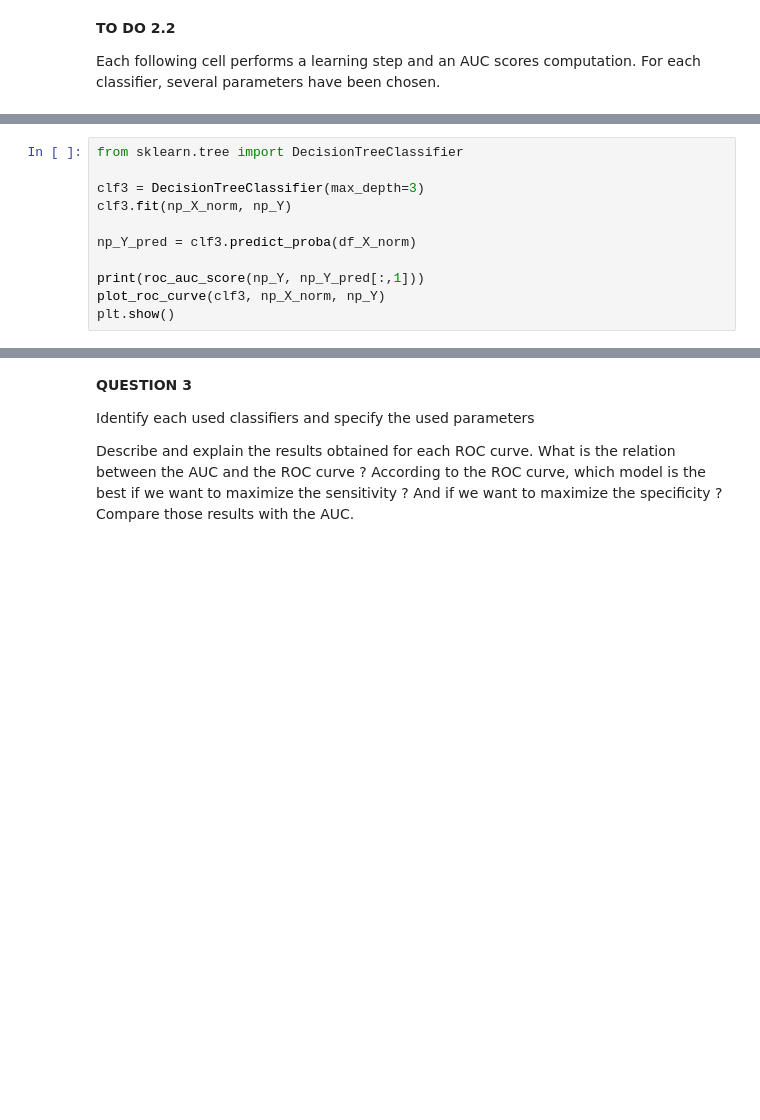
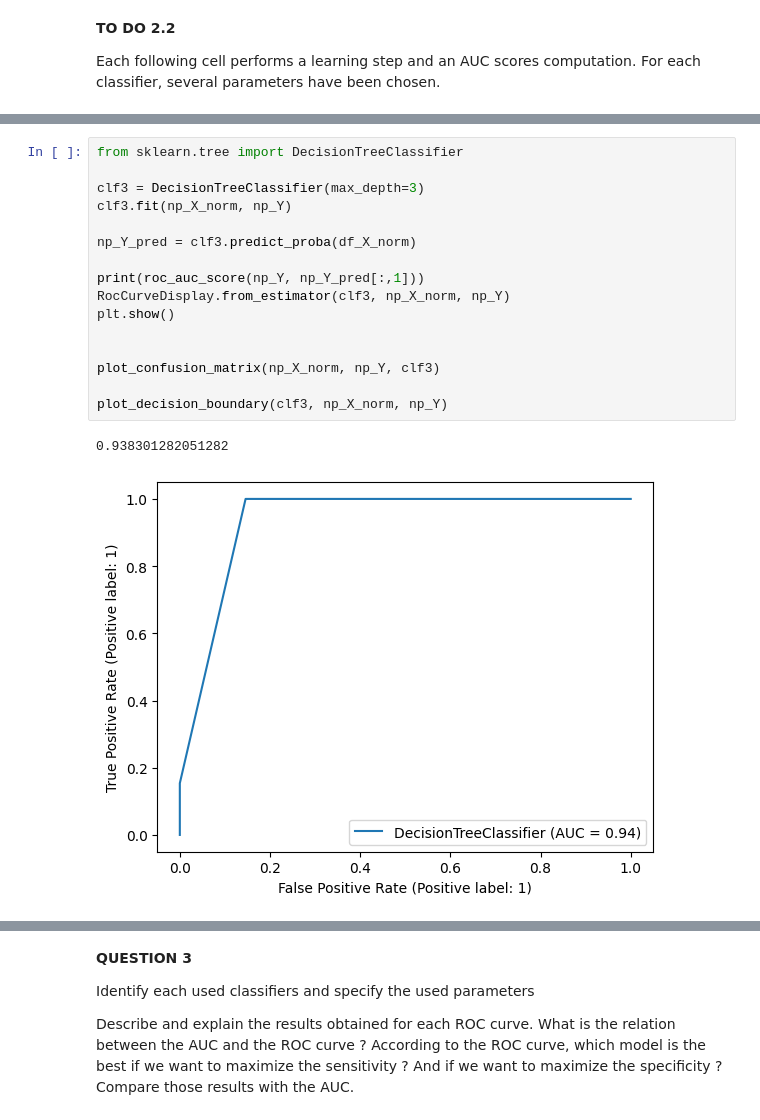
Before and after one commit to MurphLaws/Exp, a Jupyter notebook: Machine Learning/TP2_Classification.ipynb, the cells around one changed output, grey strips where cells are left out. Cells and saved outputs as stored; diff of their text form; blank space fills up the shorter version.

```diff
--- a/Machine Learning/TP2_Classification.ipynb
+++ b/Machine Learning/TP2_Classification.ipynb
@@ -210,11 +222,19 @@ plt.show()
 # %%
 from sklearn.tree import DecisionTreeClassifier
 
 clf3 = DecisionTreeClassifier(max_depth=3)
 clf3.fit(np_X_norm, np_Y)
 
 np_Y_pred = clf3.predict_proba(df_X_norm)
 
 print(roc_auc_score(np_Y, np_Y_pred[:,1]))
-plot_roc_curve(clf3, np_X_norm, np_Y)
+RocCurveDisplay.from_estimator(clf3, np_X_norm, np_Y)
 plt.show()
+
+
+plot_confusion_matrix(np_X_norm, np_Y, clf3)
+
+plot_decision_boundary(clf3, np_X_norm, np_Y)
+# %% [output]
+0.938301282051282
+[figure, added]
```
Also changed, not shown: parts of 4 cells of this notebook.
